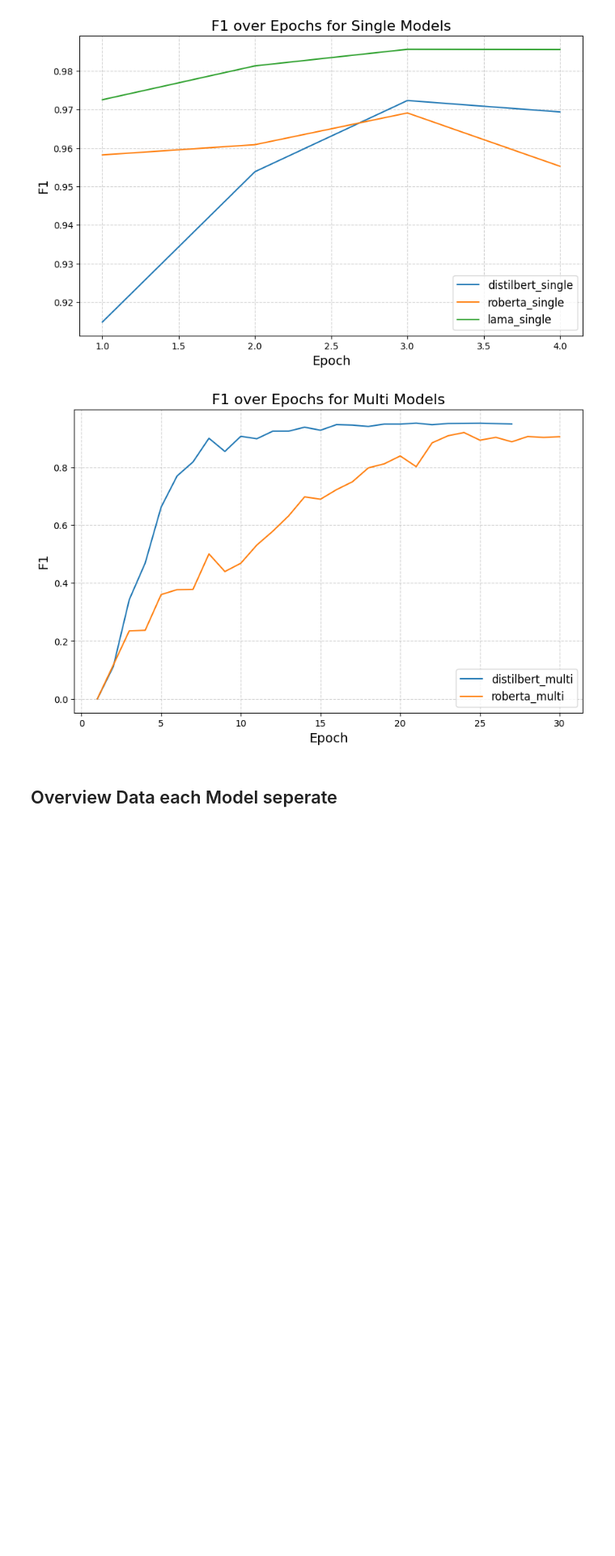
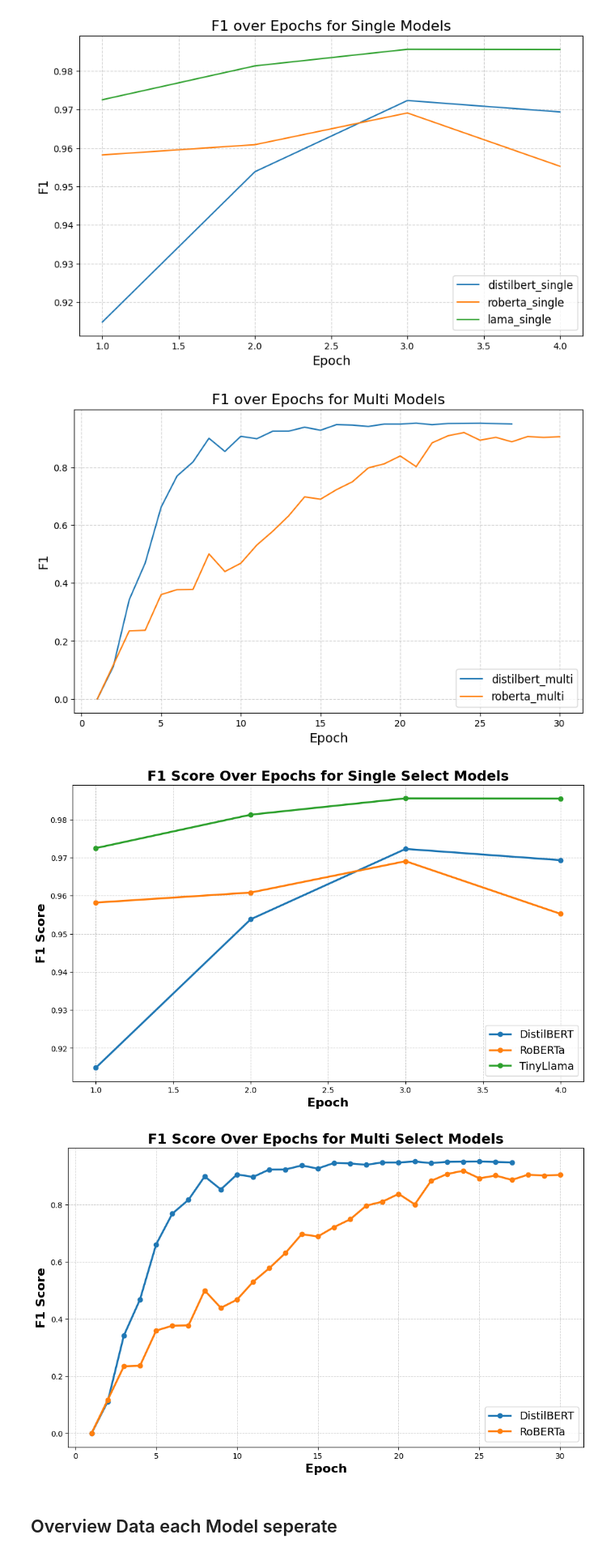
Before and after one commit to Michel-p16/PDS-Project, a Jupyter notebook: Capstone_Project.ipynb, the cells around one changed output. Shown at 81% size. Drawn from its saved outputs; the diff is of its cells as text; code cells hidden in the pictures; blank space fills up the shorter version.

```diff
--- a/Capstone_Project.ipynb
+++ b/Capstone_Project.ipynb
@@ -1504,6 +1518,65 @@ plot_f1(multi_models, "F1 over Epochs for Multi Models")
 # %% [output]
 [figure]
 [figure]
+# %%
+import matplotlib.pyplot as plt
+import pandas as pd
+
+def plot_f1(models, title, mode="single"):
+    plt.figure(figsize=(12, 7))
+
+    # Mapping model names to legend labels
+    legend_mapping = {
+        "roberta_single": "RoBERTa",
+        "lama_single": "TinyLlama",
+        "distilbert_multi": "DistilBERT",
+        "roberta_multi": "RoBERTa"
+    }
+
+    for model_name, csv_path in models.items():
+        try:
+            # Read file
+            df = pd.read_csv(csv_path)
+
+            # Extract data
+            epochs = df['epoch']
+            accuracy = df['F1']
+
+            # Get legend name with fallback
+            legend_name = legend_mapping.get(model_name, "DistilBERT")
+
+            # Plot with enhancements
+            plt.plot(epochs, accuracy, label=legend_name, linewidth=2.5, marker='o', markersize=6)
+
+        except Exception as e:
+            print(f"Error reading {csv_path} for {model_name}: {e}")
+
+    # Title and labels
+    plt.title(title, fontsize=18, fontweight='bold')
+    plt.xlabel("Epoch", fontsize=16, fontweight='bold')
+    plt.ylabel("F1 Score", fontsize=16, fontweight='bold')
+
+    # Legend
+    plt.legend(fontsize=14, loc='lower right')
+
+    # Grid styling
+    plt.grid(True, linestyle='--', linewidth=0.7, alpha=0.7)
+
+    # Save figure
+    save_path = f"drive/MyDrive/CapStone_models/f1_{mode}.png"
+    plt.savefig(save_path, dpi=300, bbox_inches='tight')  # High-quality save
+
+    # Show the plot
+    plt.show()
+
+# Plot for single models
+plot_f1(single_models, "F1 Score Over Epochs for Single Select Models")
+
+# Plot for multi models
+plot_f1(multi_models, "F1 Score Over Epochs for Multi Select Models", mode="multi")
+# %% [output]
+[figure, added]
+[figure, added]
 # %% [markdown]
 ## Overview Data each Model seperate
 # %%
```
Also changed, not shown: parts of 4 cells of this notebook.
